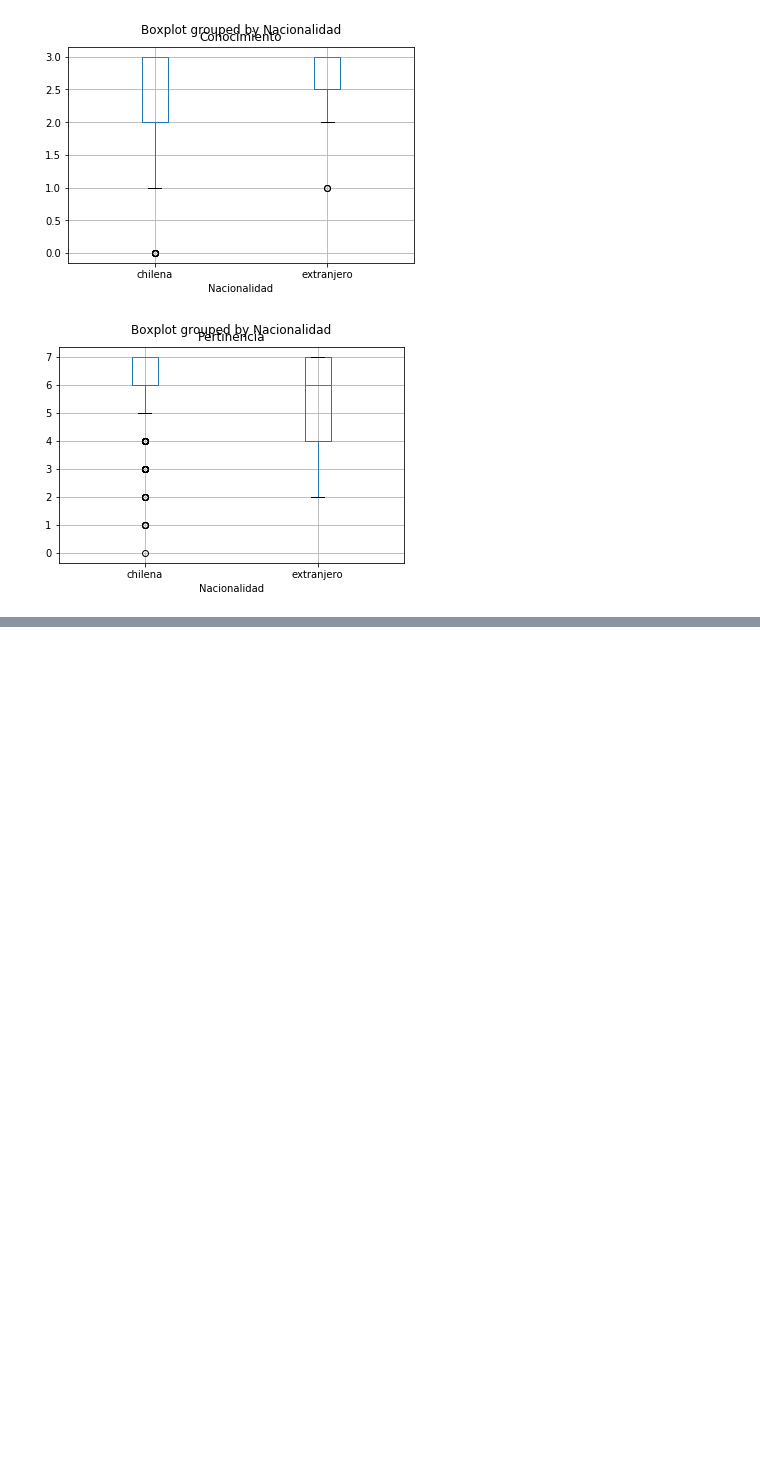
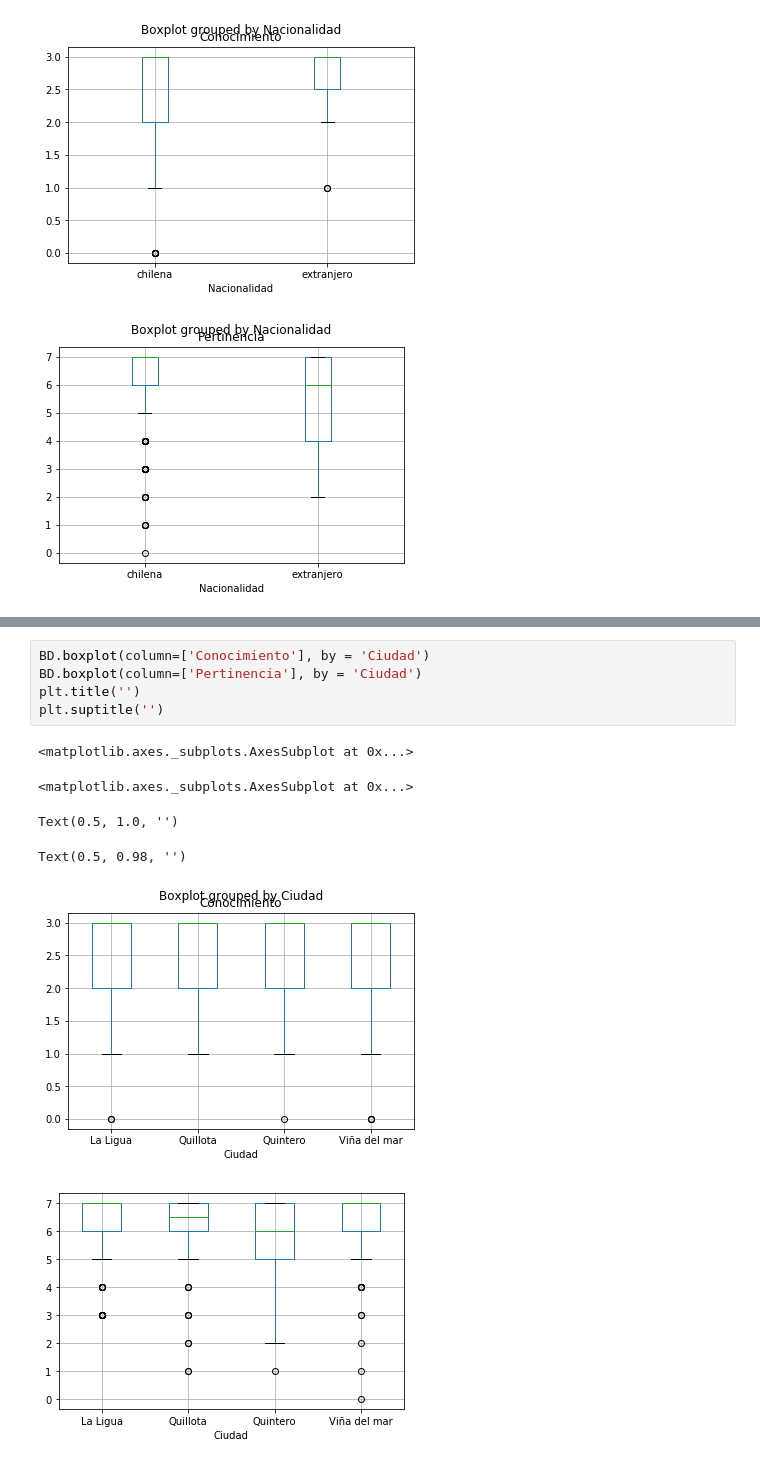
Before and after one commit to superegi/conocimiento131, a Jupyter notebook: Conocimiento 131.ipynb, the cells around one changed output, grey strips where cells are left out. Cells and saved outputs as stored; diff of their text form; blank space fills up the shorter version.

```diff
--- a/Conocimiento 131.ipynb
+++ b/Conocimiento 131.ipynb
@@ -280,0 +278,12 @@ BD.boxplot(column=['Pertinencia'], by = 'Nacionalidad')
+# %%
+BD.boxplot(column=['Conocimiento'], by = 'Ciudad')
+BD.boxplot(column=['Pertinencia'], by = 'Ciudad')
+plt.title('')
+plt.suptitle('')
+# %% [output]
+<matplotlib.axes._subplots.AxesSubplot at 0x...>
+<matplotlib.axes._subplots.AxesSubplot at 0x...>
+Text(0.5, 1.0, '')
+Text(0.5, 0.98, '')
+[figure, added]
+[figure, added]
```
Also changed, not shown: parts of 5 cells of this notebook.
